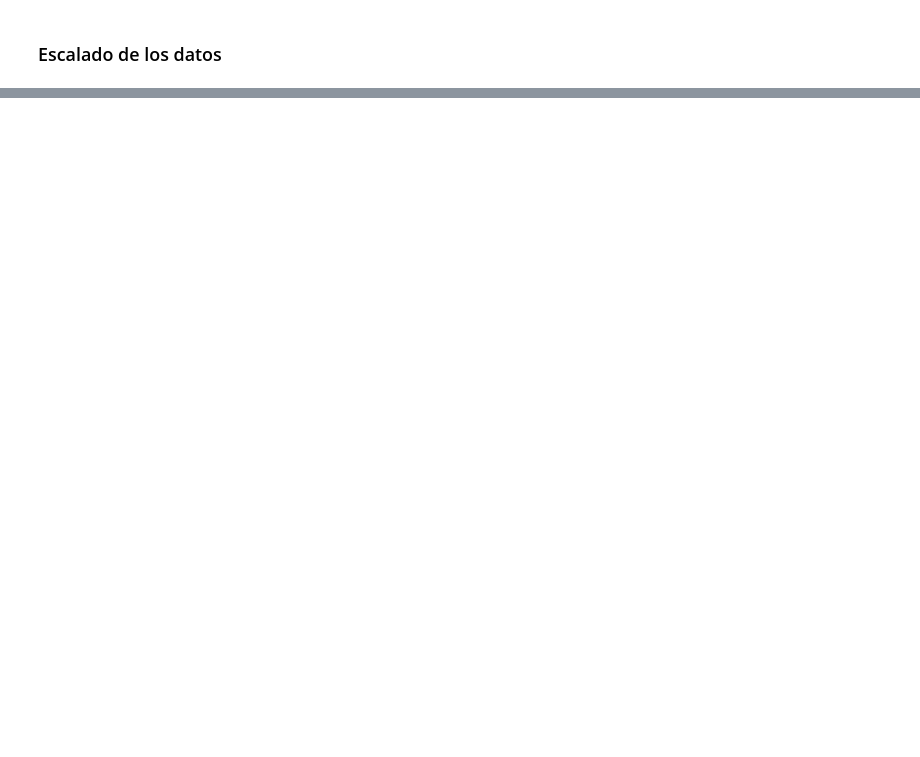
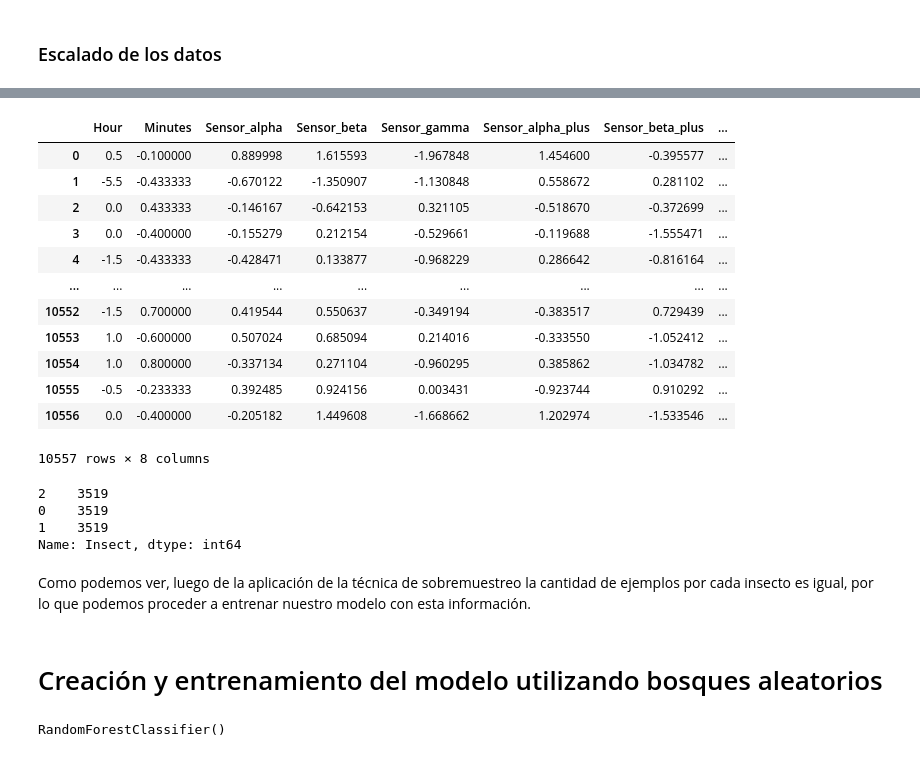
Before and after one commit to Lizzy-Mejia/Classification_insects, a Jupyter notebook: reto1.ipynb, the cells around one changed output, grey strips where cells are left out. Cells and saved outputs as stored; diff of their text form; code cells hidden in the pictures; blank space fills up the shorter version.

```diff
--- a/reto1.ipynb
+++ b/reto1.ipynb
@@ -233,3 +249,42 @@ from imblearn.over_sampling import RandomOverSampler
 #Inicialización de los métodos de sobremuestreo
 #ROS
 ros = RandomOverSampler()#random_state = 0
+# %%
+#ROS. Duplica las muestras de las clases menos representadas
+X_Ros, y_Ros = ros.fit_resample(X_scaled, y_df)
+X_Ros
+# %% [output]
+|  | Hour | Minutes | Sensor_alpha | Sensor_beta | Sensor_gamma | Sensor_alpha_plus | Sensor_beta_plus | ... |
+| 0 | 0.5 | -0.100000 | 0.889998 | 1.615593 | -1.967848 | 1.454600 | -0.395577 | ... |
+| 1 | -5.5 | -0.433333 | -0.670122 | -1.350907 | -1.130848 | 0.558672 | 0.281102 | ... |
+| 2 | 0.0 | 0.433333 | -0.146167 | -0.642153 | 0.321105 | -0.518670 | -0.372699 | ... |
+| 3 | 0.0 | -0.400000 | -0.155279 | 0.212154 | -0.529661 | -0.119688 | -1.555471 | ... |
+| 4 | -1.5 | -0.433333 | -0.428471 | 0.133877 | -0.968229 | 0.286642 | -0.816164 | ... |
+| ... | ... | ... | ... | ... | ... | ... | ... | ... |
+| 10552 | -1.5 | 0.700000 | 0.419544 | 0.550637 | -0.349194 | -0.383517 | 0.729439 | ... |
+| 10553 | 1.0 | -0.600000 | 0.507024 | 0.685094 | 0.214016 | -0.333550 | -1.052412 | ... |
+| 10554 | 1.0 | 0.800000 | -0.337134 | 0.271104 | -0.960295 | 0.385862 | -1.034782 | ... |
+| 10555 | -0.5 | -0.233333 | 0.392485 | 0.924156 | 0.003431 | -0.923744 | 0.910292 | ... |
+| 10556 | 0.0 | -0.400000 | -0.205182 | 1.449608 | -1.668662 | 1.202974 | -1.533546 | ... |
+10557 rows × 8 columns
+# %%
+# Validamos la cantidad de ejemplos por cada clase luego de aplicar la técnica de sobremuestreo
+y_Ros.value_counts()
+# %% [output]
+2    3519
+0    3519
+1    3519
+Name: Insect, dtype: int64
+# %% [markdown]
+Como podemos ver, luego de la aplicación de la técnica de sobremuestreo la cantidad de ejemplos por cada insecto es igual, por lo que podemos proceder a entrenar nuestro modelo con esta información.
+# %% [markdown]
+# Creación y entrenamiento del modelo utilizando bosques aleatorios
+# %%
+# Importación de la librería
+from sklearn.ensemble import RandomForestClassifier
+
+#Creación del modelo
+ranforest = RandomForestClassifier()
+ranforest.fit(X_Ros, y_Ros)
+# %% [output]
+RandomForestClassifier()
```
Also changed, not shown: parts of 28 cells of this notebook, 1 other file.
